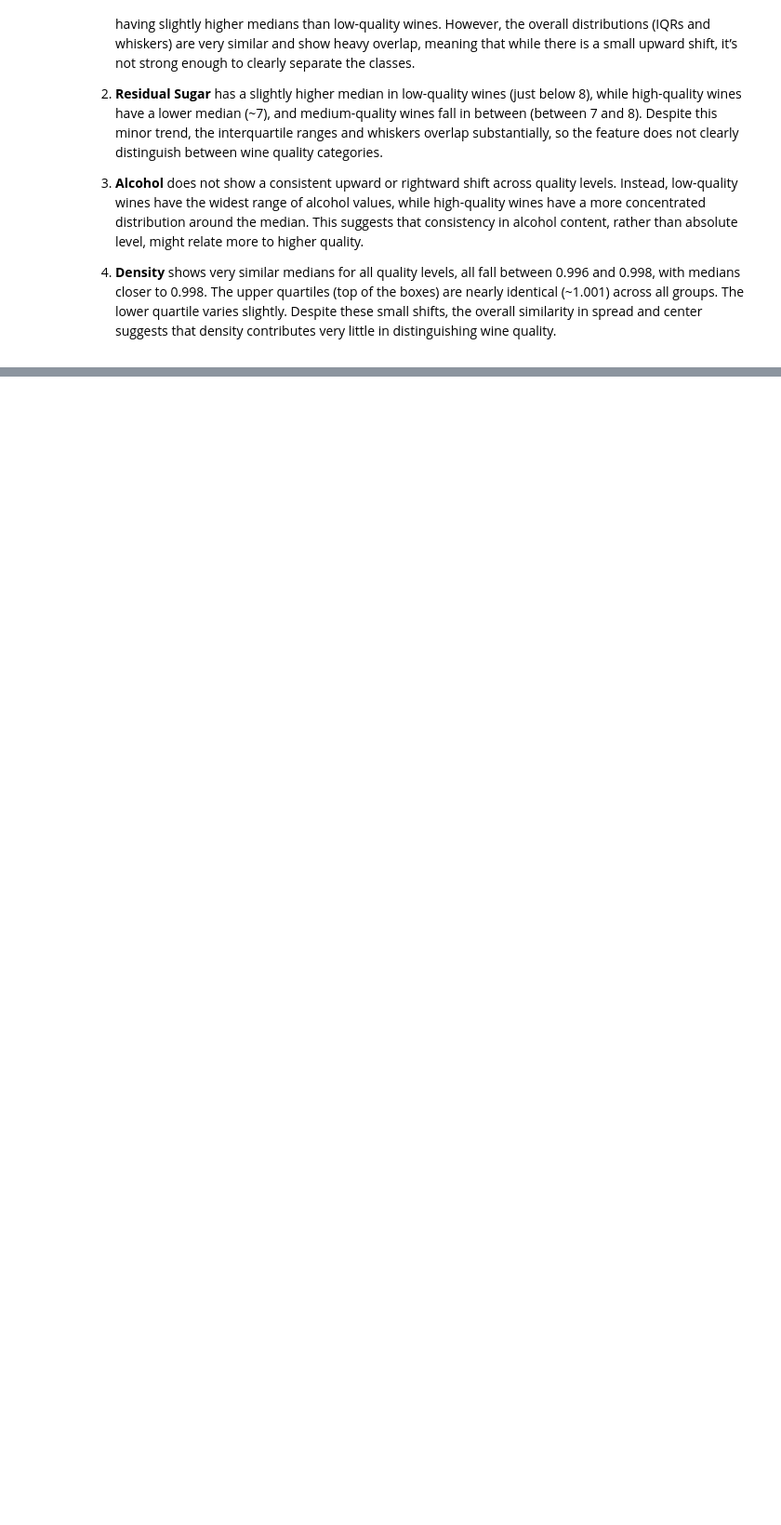
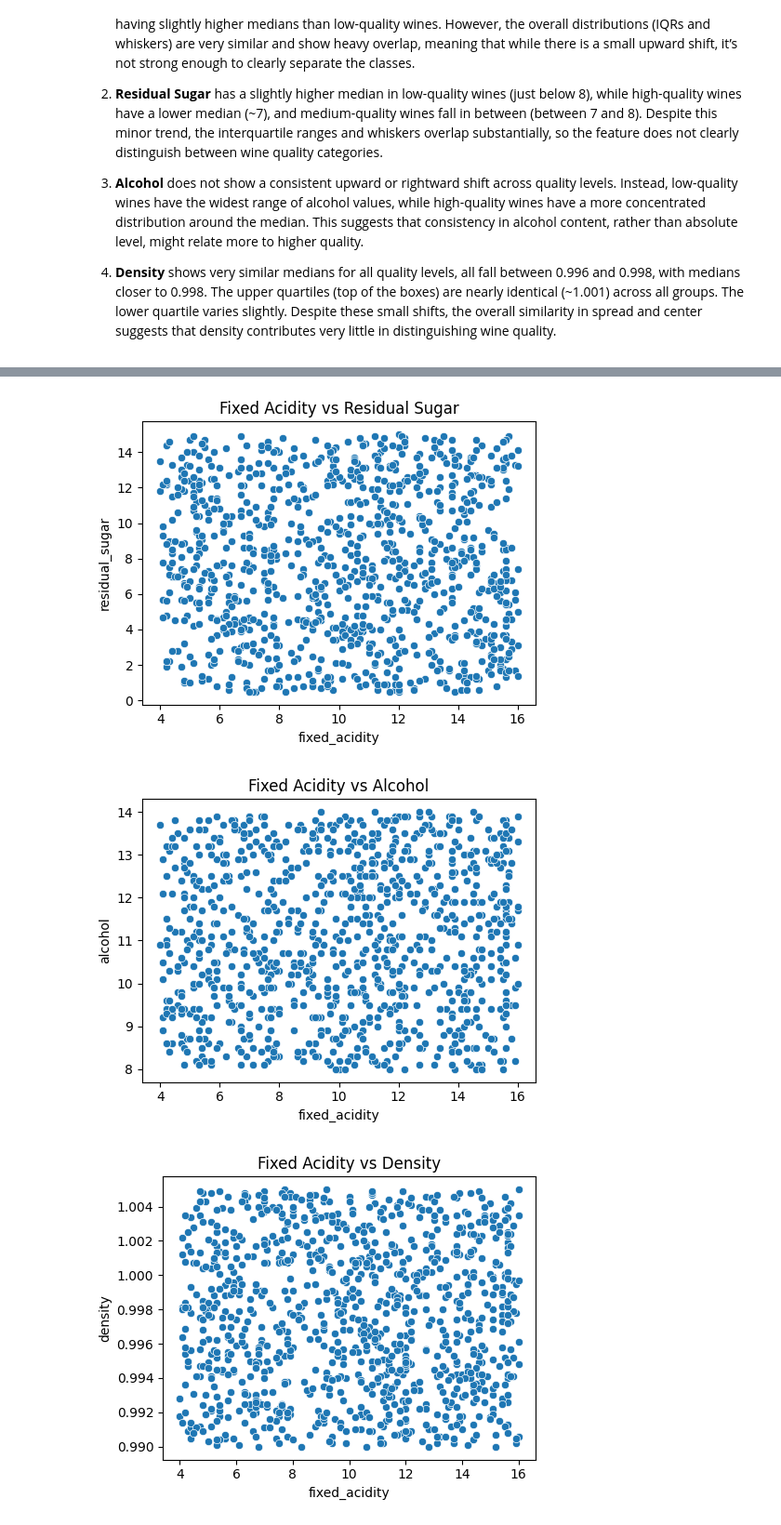
Before and after one commit to XENNNOOOO/CSMODEL_MP_Phase1, a Jupyter notebook: wine_quality_class_nb.ipynb, the cells around one changed output, grey strips where cells are left out. Shown at 93% size. Saved outputs shown, nothing was run; the diff lists cells and outputs as text; code cells hidden in the pictures; blank space fills up the shorter version.

```diff
--- a/wine_quality_class_nb.ipynb
+++ b/wine_quality_class_nb.ipynb
@@ -204,0 +211,38 @@ The upper quartiles (top of the boxes) are nearly identical (~1.001) across all
+# %%
+
+features = ["fixed_acidity", "residual_sugar", "alcohol", "density"]
+
+#loop into features
+for i in range(len(features)):
+    for j in range(i + 1, len(features)):
+        x = features[i]
+        y = features[j]
+
+        plt.figure(figsize=(5, 4))
+        sns.scatterplot(data=df, x=x, y=y)
+        plt.title(f"{x.replace('_', ' ').title()} vs {y.replace('_', ' ').title()}")
+        plt.tight_layout()
+        plt.show()
+
+
+# for i in range(len(features)):
+#     for j in range(i + 1, len(features)):
+#         x = features[i]
+#         y = features[j]
+
+#         plt.figure(figsize=(5, 4))
+#         sns.scatterplot(
+#             data=df[df["quality_label"] == "medium"],
+#             x=x,
+#             y=y,
+#             hue="quality_label",
+#             palette={"medium": "orange"}
+#         )
+#         plt.title(f"{x.replace('_', ' ').title()} vs {y.replace('_', ' ').title()} (medium Quality Only)")
+#         plt.tight_layout()
+#         plt.show()
+#use this to show individual quality
+# %% [output]
+[figure, added]
+[figure, added]
+[figure, added]
```
Also changed, not shown: parts of 7 cells of this notebook.
